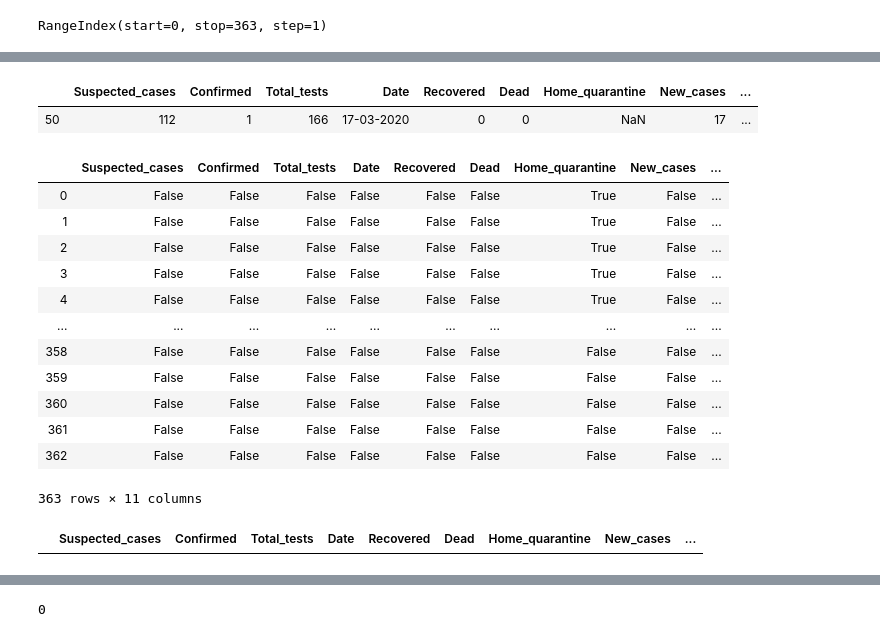
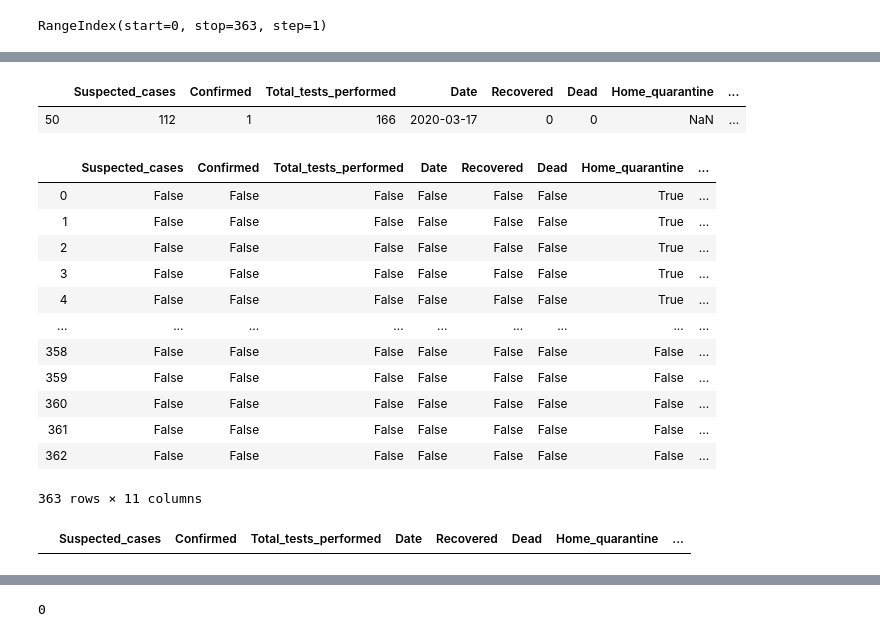
Before and after one commit to FaizahMushtaq/COVID-19, a Jupyter notebook: Data Wrangling/Cleaning.ipynb, the cells around one changed output, grey strips where cells are left out. Drawn from its saved outputs; the diff is of its cells as text; code cells hidden in the pictures.

```diff
--- a/Data Wrangling/Cleaning.ipynb
+++ b/Data Wrangling/Cleaning.ipynb
@@ -27,4 +34,4 @@ sheet1.head()
 # %%
-sheet1.rename(columns={'Cumulative':'Suspected_cases','Discharged':'Recovered','Still admitted':'Hospital_quarantine','Cumulative  Test positive':'Confirmed','New  (last 24 hrs)':'New_cases','Cumulative  tests performed':'Total_tests','Tests  performed in last 24 hours':'New_tests','Expired':'Dead','Home Quarantine':'Home_quarantine'},inplace=True)
+sheet1.rename(columns={'Cumulative':'Suspected_cases','Discharged':'Recovered','Still admitted':'Hospital_quarantine','Cumulative  Test positive':'Confirmed','New  (last 24 hrs)':'New_cases','Cumulative  tests performed':'Total_tests_performed','Tests  performed in last 24 hours':'New_tests_performed','Expired':'Dead','Home Quarantine':'Home_quarantine'},inplace=True)
 sheet1.head()
 # %% [output]
@@ -71,5 +78,5 @@ sheet1.head()
 # %%
 sheet1['Date']=pd.to_datetime(sheet1['Date']).dt.strftime('%d-%m-%Y') #change format acc to Pak date
-sheet1['Date']=pd.to_datetime(sheet1['Date'])                      #to date type
-sheet1['Date']
+#sheet1['Date']=pd.to_datetime(sheet1['Date'])                      #to date type
+sheet1.head()
 # %% [output]
@@ -108,28 +109,28 @@ New_tests              0
 dtype: int64
 # %%
-sheet1[sheet1['New_tests'].isin(['.','?','na','NA','N/A',np.nan,'No 0'])]
+sheet1[sheet1['New_tests_performed'].isin(['.','?','na','NA','N/A',np.nan,'No 0'])]
 # %% [output]
-|  | Suspected_cases | Confirmed | Total_tests | Date | Recovered | Dead | Home_quarantine | New_cases | ... |
-| 50 | 112 | 1 | 166 | 17-03-2020 | 0 | 0 | NaN | 17 | ... |
+|  | Suspected_cases | Confirmed | Total_tests_performed | Date | Recovered | Dead | Home_quarantine | ... |
+| 50 | 112 | 1 | 166 | 2020-03-17 | 0 | 0 | NaN | ... |
 # %%
 sheet1.isin(['.','?','na','NA','N/A',np.nan,'No 0'])
 # %% [output]
-|  | Suspected_cases | Confirmed | Total_tests | Date | Recovered | Dead | Home_quarantine | New_cases | ... |
-| 0 | False | False | False | False | False | False | True | False | ... |
-| 1 | False | False | False | False | False | False | True | False | ... |
-| 2 | False | False | False | False | False | False | True | False | ... |
-| 3 | False | False | False | False | False | False | True | False | ... |
-| 4 | False | False | False | False | False | False | True | False | ... |
-| ... | ... | ... | ... | ... | ... | ... | ... | ... | ... |
-| 358 | False | False | False | False | False | False | False | False | ... |
-| 359 | False | False | False | False | False | False | False | False | ... |
-| 360 | False | False | False | False | False | False | False | False | ... |
-| 361 | False | False | False | False | False | False | False | False | ... |
-| 362 | False | False | False | False | False | False | False | False | ... |
+|  | Suspected_cases | Confirmed | Total_tests_performed | Date | Recovered | Dead | Home_quarantine | ... |
+| 0 | False | False | False | False | False | False | True | ... |
+| 1 | False | False | False | False | False | False | True | ... |
+| 2 | False | False | False | False | False | False | True | ... |
+| 3 | False | False | False | False | False | False | True | ... |
+| 4 | False | False | False | False | False | False | True | ... |
+| ... | ... | ... | ... | ... | ... | ... | ... | ... |
+| 358 | False | False | False | False | False | False | False | ... |
+| 359 | False | False | False | False | False | False | False | ... |
+| 360 | False | False | False | False | False | False | False | ... |
+| 361 | False | False | False | False | False | False | False | ... |
+| 362 | False | False | False | False | False | False | False | ... |
 363 rows × 11 columns
 # %%
-sheet1['New_tests'].replace({'No 0':'0'},inplace=True)  #replacing No 0 value in New_tests with 0 as its like null but 0 for this column either count of test performed or not
-sheet1[sheet1['New_tests'].isin(['.','?','na','NA','N/A',np.nan,'No 0'])]
+sheet1['New_tests_performed'].replace({'No 0':'0'},inplace=True)  #replacing No 0 value in New_tests with 0 as its like null but 0 for this column either count of test performed or not
+sheet1[sheet1['New_tests_performed'].isin(['.','?','na','NA','N/A',np.nan,'No 0'])]
 # %% [output]
-|  | Suspected_cases | Confirmed | Total_tests | Date | Recovered | Dead | Home_quarantine | New_cases | ... |
+|  | Suspected_cases | Confirmed | Total_tests_performed | Date | Recovered | Dead | Home_quarantine | ... |
 # %%
```
Also changed, not shown: parts of 78 cells of this notebook.
